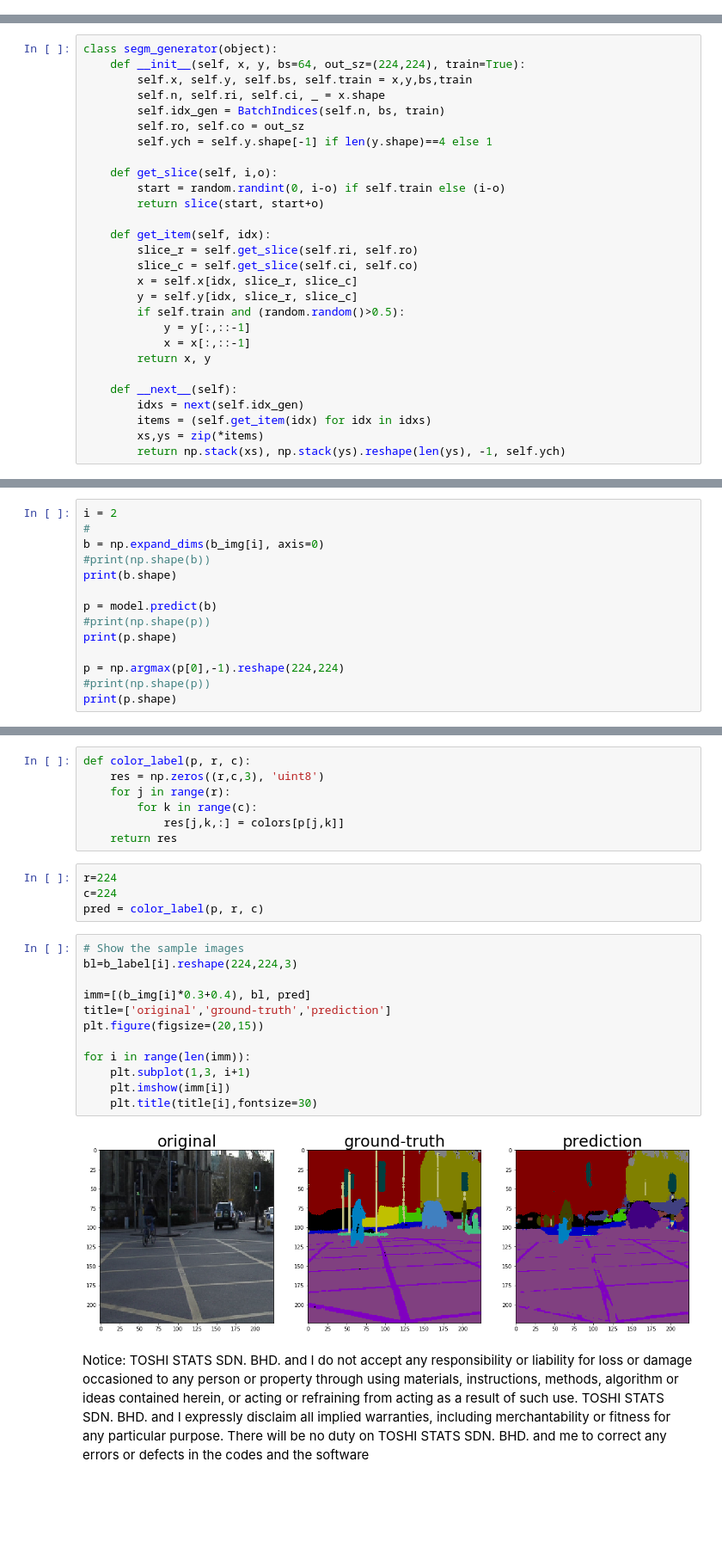
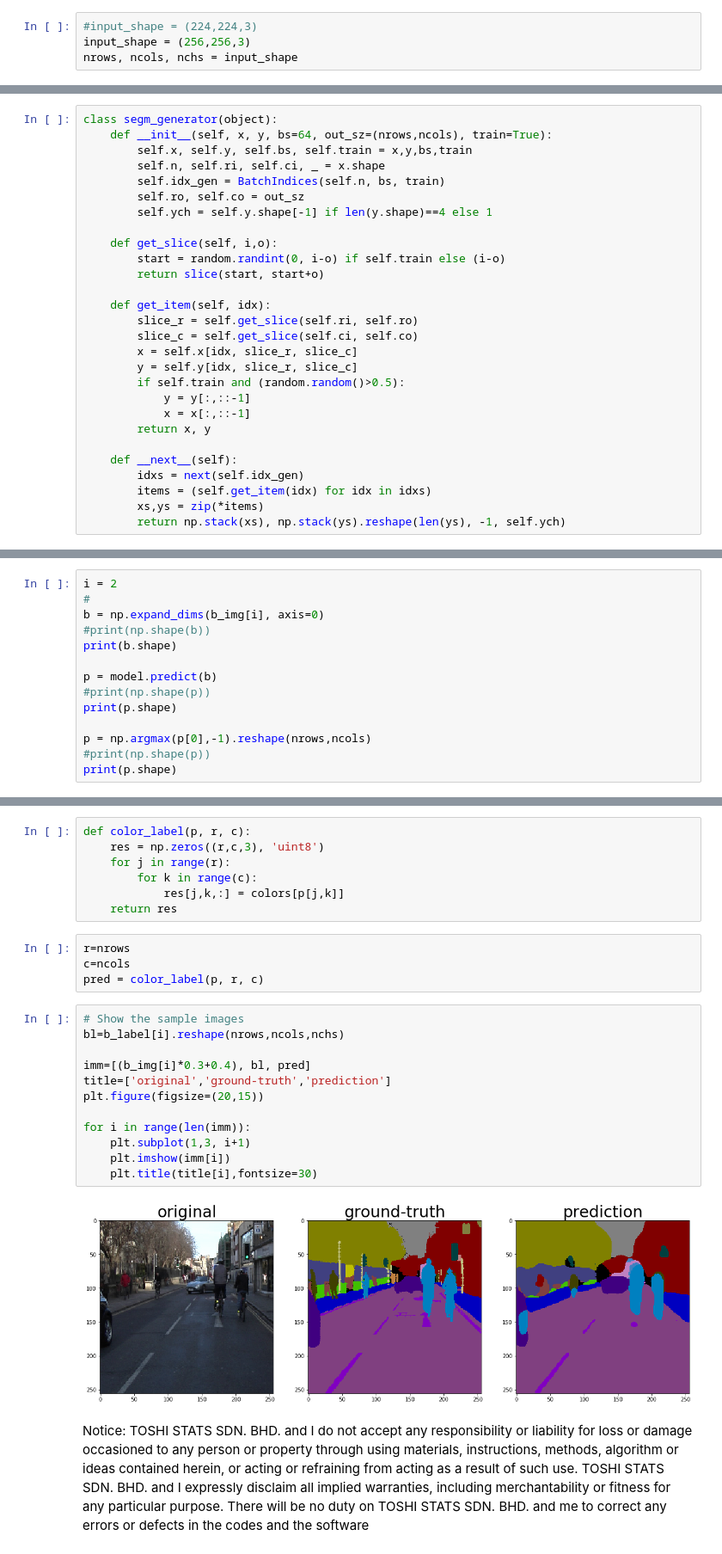
Before and after one commit to lonestar686/Semantic-segmentation-by-Fully-Convolutional-DenseNet, a Jupyter notebook: Fully+Convolutional+DenseNet56+with+keras2.0.ipynb, the cells around one changed output, grey strips where cells are left out. Shown at 86% size. Cells and saved outputs as stored; diff of their text form; blank space fills up the shorter version.

```diff
--- a/Fully+Convolutional+DenseNet56+with+keras2.0.ipynb
+++ b/Fully+Convolutional+DenseNet56+with+keras2.0.ipynb
@@ -166,6 +166,10 @@ imgs-=av
 imgs/=sd
 # %%
 n,r,c,ch = imgs.shape
+# %%
+#input_shape = (224,224,3)
+input_shape = (256,256,3)
+nrows, ncols, nchs = input_shape
 # %% [markdown]
 ## 2.Data Preprocessing
 # %% [markdown]
@@ -214,6 +218,6 @@ bi = BatchIndices(10,3,True)
 # %%
 class segm_generator(object):
-    def __init__(self, x, y, bs=64, out_sz=(224,224), train=True):
+    def __init__(self, x, y, bs=64, out_sz=(nrows,ncols), train=True):
         self.x, self.y, self.bs, self.train = x,y,bs,train
         self.n, self.ri, self.ci, _ = x.shape
         self.idx_gen = BatchIndices(self.n, bs, train)
@@ -635,7 +644,7 @@ p = model.predict(b)
 #print(np.shape(p))
 print(p.shape)
 
-p = np.argmax(p[0],-1).reshape(224,224)
+p = np.argmax(p[0],-1).reshape(nrows,ncols)
 #print(np.shape(p))
 print(p.shape)
 # %% [output]
@@ -650,22 +659,22 @@ def color_label(p, r, c):
             res[j,k,:] = colors[p[j,k]]
     return res
 # %%
-r=224
-c=224
+r=nrows
+c=ncols
 pred = color_label(p, r, c)
 # %%
 # Show the sample images
-bl=b_label[i].reshape(224,224,3)
+bl=b_label[i].reshape(nrows,ncols,nchs)
 
 imm=[(b_img[i]*0.3+0.4), bl, pred]
 title=['original','ground-truth','prediction']
 plt.figure(figsize=(20,15))
 
 for i in range(len(imm)):
     plt.subplot(1,3, i+1)
     plt.imshow(imm[i])
     plt.title(title[i],fontsize=30)
 # %% [output]
-[figure, old version]
+[figure, new version]
 # %% [markdown]
 Notice: TOSHI STATS SDN. BHD. and I do not accept any responsibility or liability for loss or damage occasioned to any person or property through using materials, instructions, methods, algorithm or ideas contained herein, or acting or refraining from acting as a result of such use. TOSHI STATS SDN. BHD. and I expressly disclaim all implied warranties, including merchantability or fitness for any particular purpose. There will be no duty on TOSHI STATS SDN. BHD. and me to correct any errors or defects in the codes and the software
```
Also changed, not shown: parts of 17 cells of this notebook, 2 other files.
